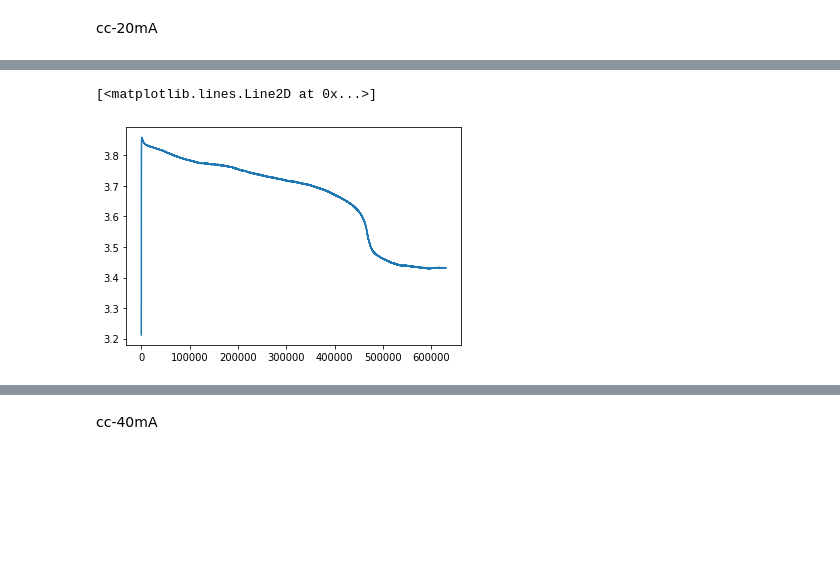
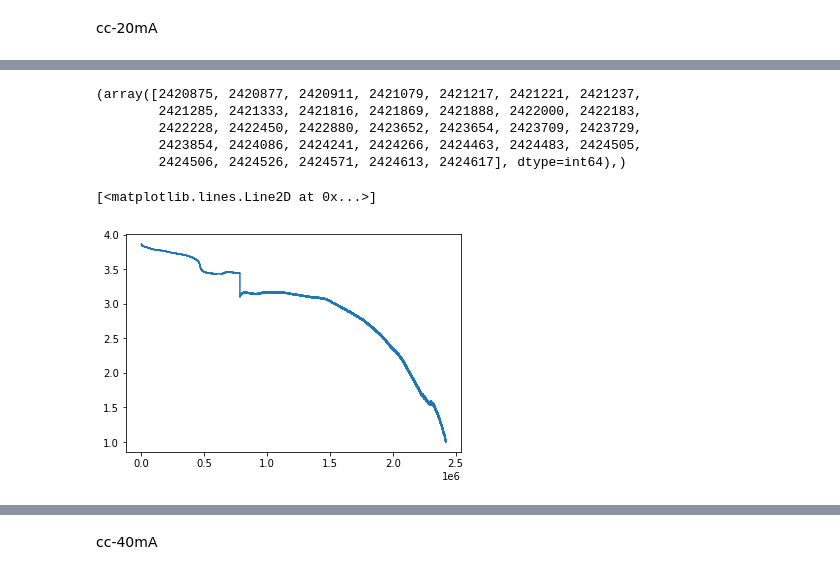
Before and after one commit to minD9it/Battery, a Jupyter notebook: cc_analysis.ipynb, the cells around one changed output, grey strips where cells are left out. Saved outputs shown, nothing was run; the diff lists cells and outputs as text; code cells hidden in the pictures; blank space fills up the shorter version.

```diff
--- a/cc_analysis.ipynb
+++ b/cc_analysis.ipynb
@@ -80,6 +19,8 @@ def cal_time(time_array):
 # %% [markdown]
 cc-20mA
 # %%
-dt_20_1 = pd.read_csv("data/dodi_cc/CC-20mA_1.csv").iloc[4:,:3].reset_index() #행,열
+dt_20_1_1 = pd.read_csv("data/dodi_cc/CC-20mA_1.csv").iloc[1073:784440,:3].reset_index() #행,열
+dt_20_1_2 = pd.read_csv("data/dodi_cc/CC-20mA_1.csv").iloc[786000:,:3].reset_index() #행,열
+dt_20_1 = dt_20_1_1.append(dt_20_1_2, ignore_index=True)
 dt_20_2 = pd.read_csv("data/dodi_cc/CC-20mA_2.csv").iloc[:,:3] #행,열
 dt_20 = dt_20_1.append(dt_20_2, ignore_index=True)
@@ -86,5 +52,13 @@ dt_20 = dt_20_1.append(dt_20_2, ignore_index=True)
+# %%
+np.where(dt_20['Voltage(V)'] == 1)
+# %% [output]
+(array([2420875, 2420877, 2420911, 2421079, 2421217, 2421221, 2421237,
+        2421285, 2421333, 2421816, 2421869, 2421888, 2422000, 2422183,
+        2422228, 2422450, 2422880, 2423652, 2423654, 2423709, 2423729,
+        2423854, 2424086, 2424241, 2424266, 2424463, 2424483, 2424505,
+        2424506, 2424526, 2424571, 2424613, 2424617], dtype=int64),)
 # %%
-plt.plot(dt_20['Voltage(V)'][:630000])
+plt.plot(dt_20['Voltage(V)'][:2420875])
 # %% [output]
 [<matplotlib.lines.Line2D at 0x...>]
-[figure, old version]
+[figure, new version]
```
Also changed, not shown: parts of 66 cells of this notebook.
